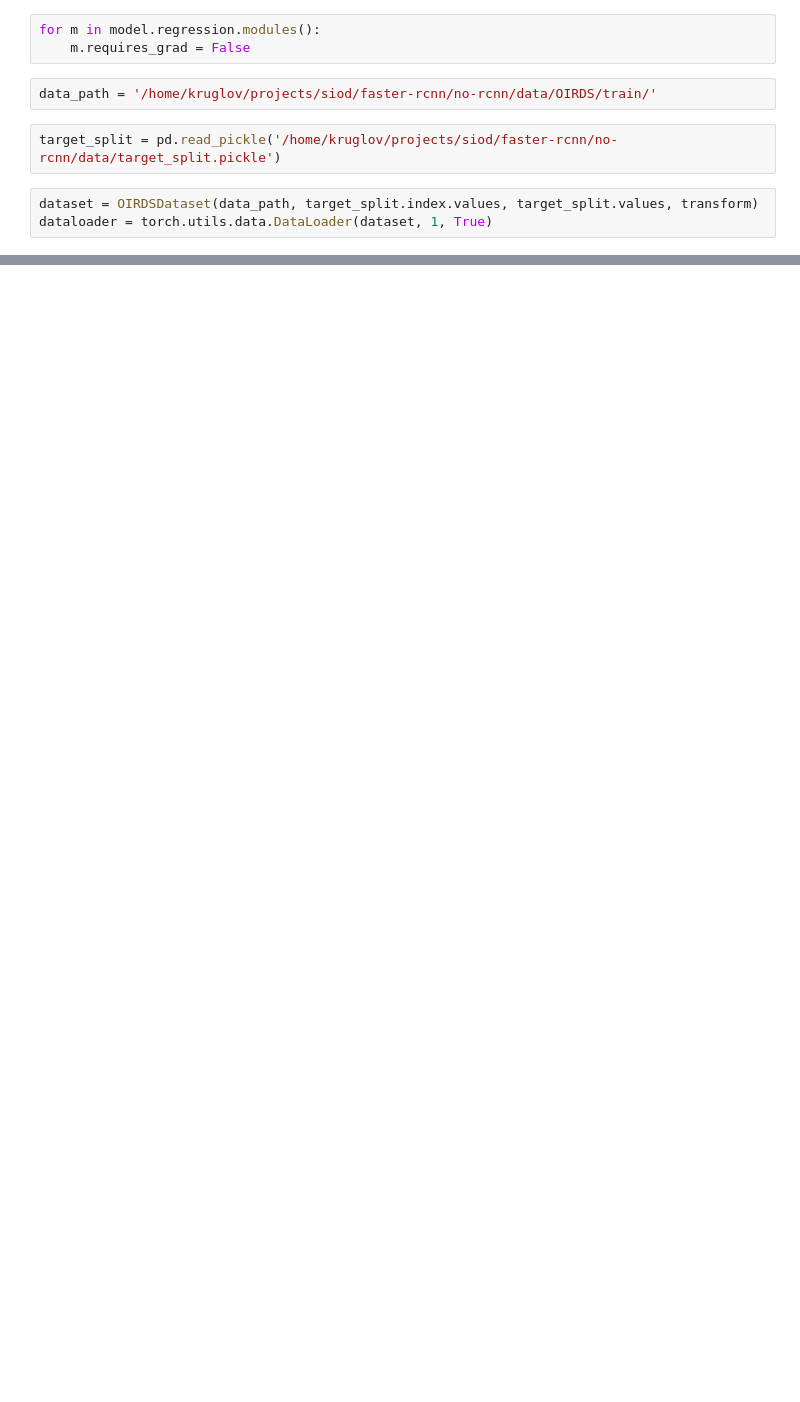
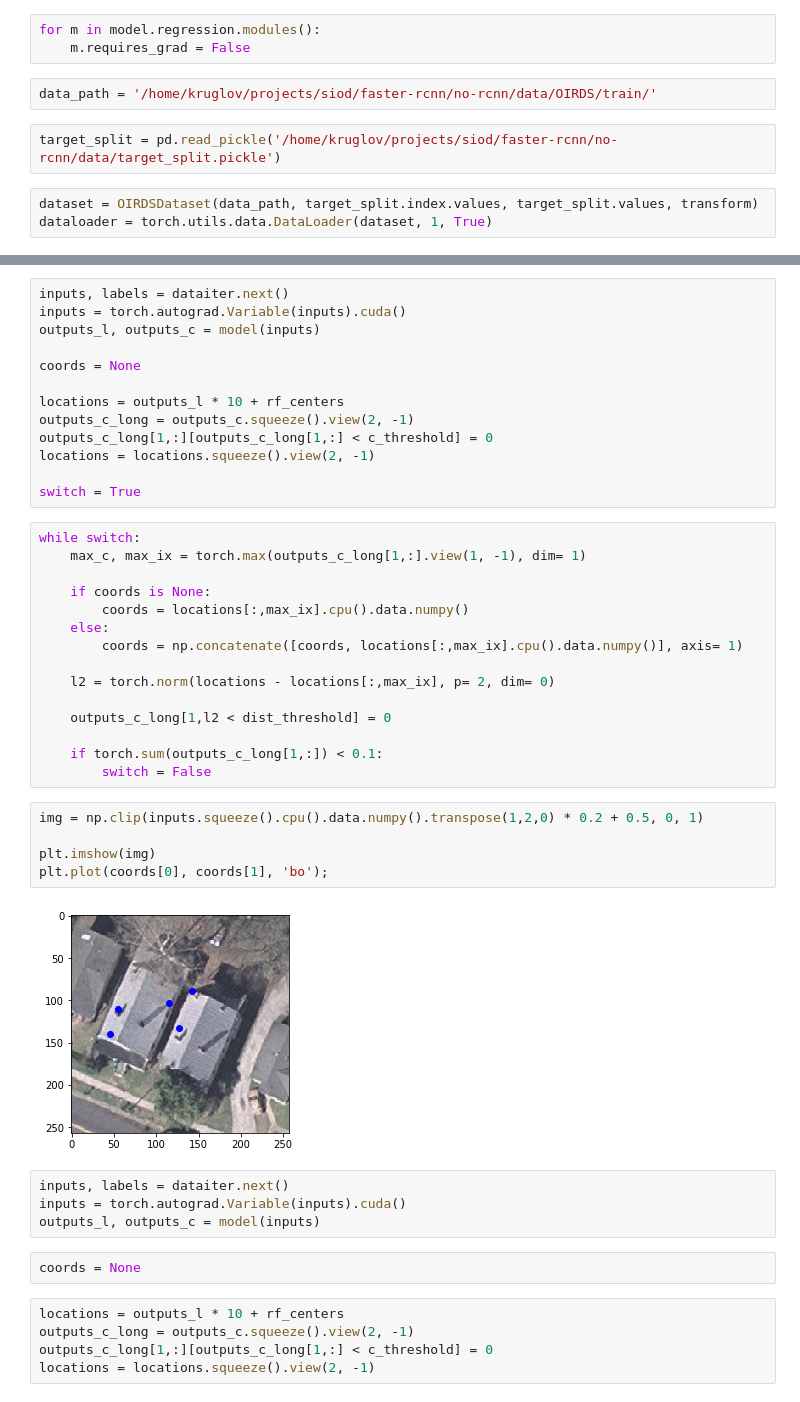
Before and after one commit to unfaint/siod_clf, a Jupyter notebook: demo.ipynb, the cells around one changed output, grey strips where cells are left out. Saved outputs shown, nothing was run; the diff lists cells and outputs as text; blank space fills up the shorter version.

```diff
--- a/demo.ipynb
+++ b/demo.ipynb
@@ -128,0 +150,46 @@ Epoch 5, loss 1.3997287988662719
+# %%
+inputs, labels = dataiter.next()
+inputs = torch.autograd.Variable(inputs).cuda()
+outputs_l, outputs_c = model(inputs)
+
+coords = None
+
+locations = outputs_l * 10 + rf_centers
+outputs_c_long = outputs_c.squeeze().view(2, -1)
+outputs_c_long[1,:][outputs_c_long[1,:] < c_threshold] = 0
+locations = locations.squeeze().view(2, -1)
+
+switch = True
+# %%
+while switch:
+    max_c, max_ix = torch.max(outputs_c_long[1,:].view(1, -1), dim= 1)
+
+    if coords is None:
+        coords = locations[:,max_ix].cpu().data.numpy()
+    else:
+        coords = np.concatenate([coords, locations[:,max_ix].cpu().data.numpy()], axis= 1)
+
+    l2 = torch.norm(locations - locations[:,max_ix], p= 2, dim= 0)
+
+    outputs_c_long[1,l2 < dist_threshold] = 0
+
+    if torch.sum(outputs_c_long[1,:]) < 0.1:
+        switch = False
+# %%
+img = np.clip(inputs.squeeze().cpu().data.numpy().transpose(1,2,0) * 0.2 + 0.5, 0, 1)
+
+plt.imshow(img)
+plt.plot(coords[0], coords[1], 'bo');
+# %% [output]
+[figure, added]
+# %%
+inputs, labels = dataiter.next()
+inputs = torch.autograd.Variable(inputs).cuda()
+outputs_l, outputs_c = model(inputs)
+# %%
+coords = None
+# %%
+locations = outputs_l * 10 + rf_centers
+outputs_c_long = outputs_c.squeeze().view(2, -1)
+outputs_c_long[1,:][outputs_c_long[1,:] < c_threshold] = 0
+locations = locations.squeeze().view(2, -1)
```
Also changed, not shown: parts of 26 cells of this notebook, 2 other files.
